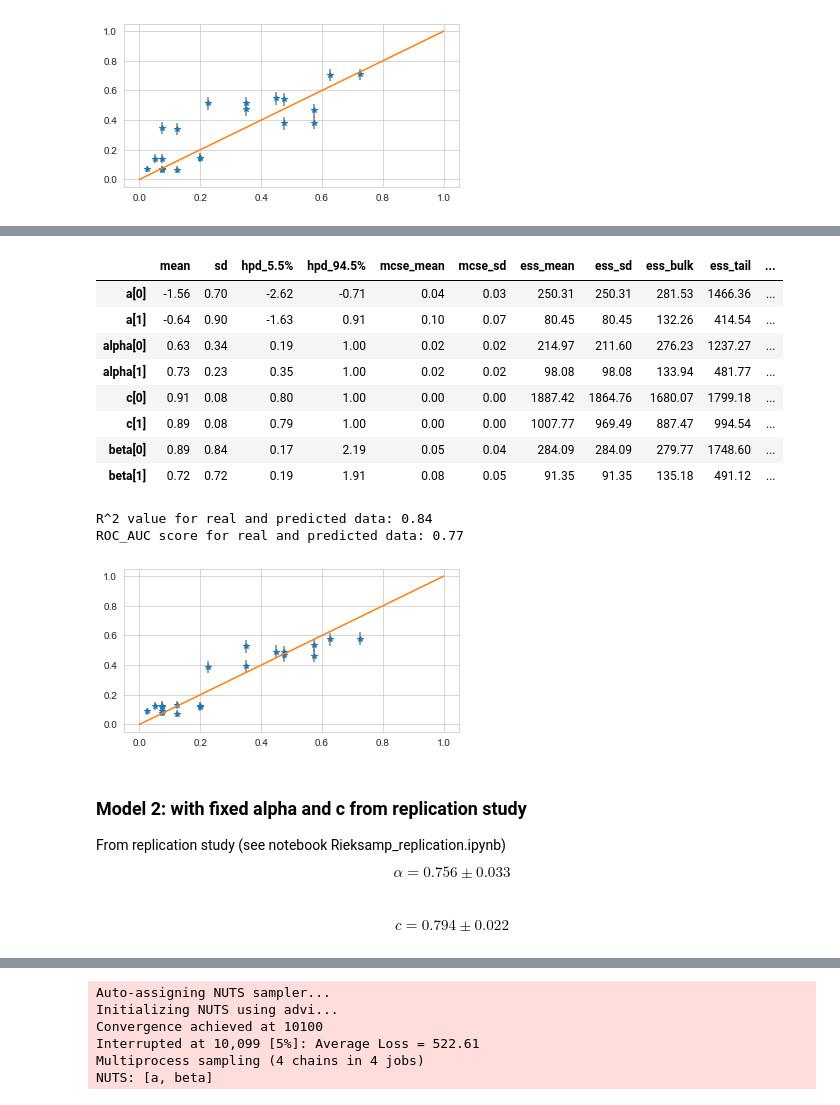
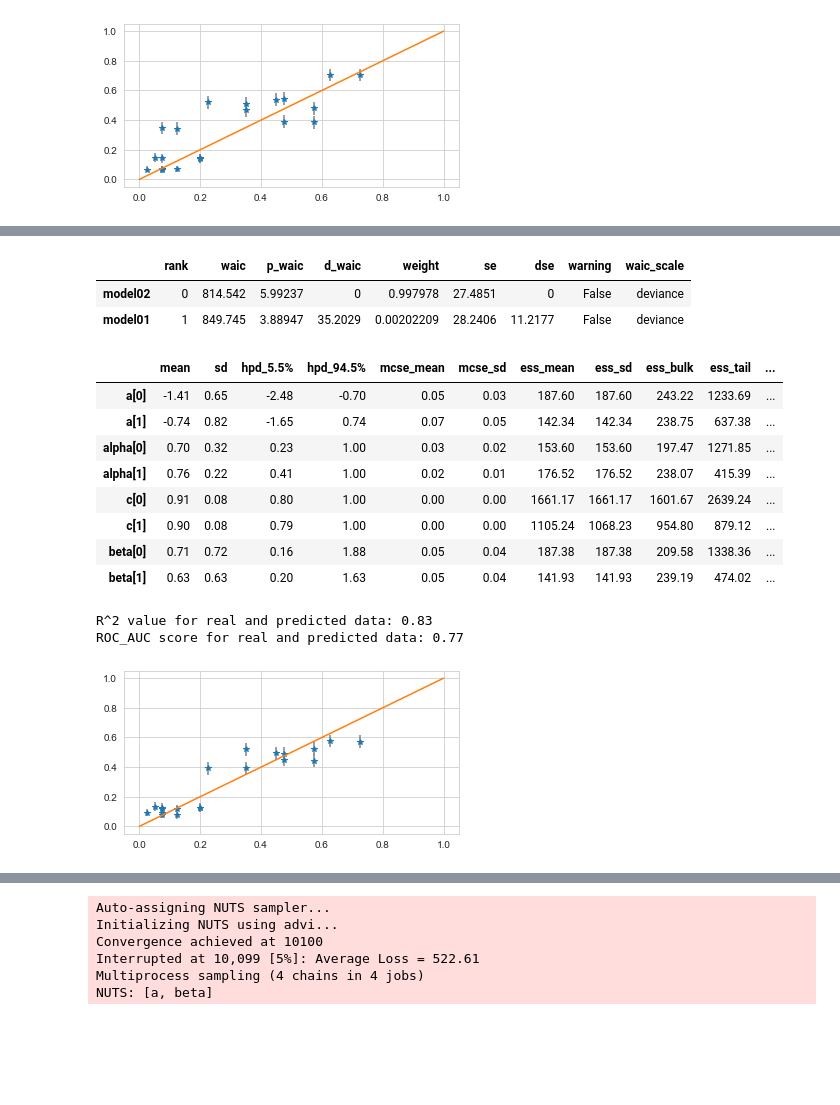
Before and after one commit to iknyazeva/RiskTestosterone, a Jupyter notebook: RiskTakingTestosteroneEffects.ipynb, the cells around one changed output, grey strips where cells are left out. Cells and saved outputs as stored; diff of their text form; code cells hidden in the pictures; blank space fills up the shorter version.

Commit message:
upd risk

```diff
--- a/RiskTakingTestosteroneEffects.ipynb
+++ b/RiskTakingTestosteroneEffects.ipynb
@@ -153,0 +202,22 @@ plt.xlabel('% change');
+# %%
+choiceP_T = m_df[(m_df['Win']==0)&((m_df['Test']==1))].groupby(['P'])['Strategy'].mean()
+choiceP_Pl = m_df[(m_df['Win']==0)&((m_df['Test']==0))].groupby(['P'])['Strategy'].mean()
+
+fig, ax1 = plt.subplots(figsize = (8,5))
+fig.subplots_adjust(bottom=0.15)
+p = list(loss_money.keys())
+lines = ax1.plot(p,[-loss_money[ps]['A']*ps + loss_money[ps]['B']  for ps in p ],'*', label = 'Real gain (risk - sure)');
+#ax1.legend(lines, ['Real gain (risk - sure)'] , loc='upper left')
+ax1.set_xticks([0.1,0.3,0.5,0.7, 0.9])
+ax1.set_xlim(0,1)
+ax1.hlines(0, 0,0.9, 'orange',linestyle='dashed',label=f"equal choice")
+ax1.legend()
+ax1.set_xticklabels(['game 5','game 4','game 3','game 2', 'game 1'])
+ax1.set_ylabel('Difference between risk and sure option', size= 13, labelpad=15);
+ax1.set_xlabel('Type of games',size= 13, labelpad=15);
+ax2 = ax1.twinx()
+plc = ax2.bar(choiceP_Pl.index, choiceP_Pl, width = -0.05, align='edge', alpha = 0.2, label = 'Placebo'); ax2.set_ylim((0,1));
+horm = ax2.bar(choiceP_T.index, choiceP_T, width = 0.05, align='edge', alpha = 0.2, label = 'Testosterone'); ax2.set_ylim((0,1));
+ax2.hlines(0.5, 0.1,1, 'red',linestyle='dashed',label=f"equal probability")
+ax2.legend(loc = 'upper center');
+plt.title(f'Options difference and mean choice made by participants \n Negative framing', size =16, pad = 14);
@@ -259,15 +374,15 @@ def est_model_group(trace, model, df=None):
 chains = 4
 N = len(pd.unique(m_df.Inds))
 
-with pm.Model() as model_0:
+with pm.Model() as model_01:
     """
     model without any individual distinctions, without testosterone. Estimation CPT model from the data
     """
     BoundedNormalI = pm.Bound(pm.Normal, lower=0.0, upper = 1.0)
     BoundedNormal = pm.Bound(pm.Normal, lower=0.0)
 
-    alpha = BoundedNormalI('alpha',mu = 0.75, sd=0.5, shape = 2)
-    c = BoundedNormalI('c', mu = 0.79, sd = 0.5, shape = 2)
+    alpha = BoundedNormalI('alpha',mu = 0.7, sd=0.5, shape = 2)
+    c = BoundedNormalI('c', mu = 0.7, sd = 0.5, shape = 2)
     beta = BoundedNormal('beta', 0.5,1, shape = 2)
 
     Gap = gap(m_df.A, m_df.B, m_df.P, alpha[m_df.Win.values], c[m_df.Win.values])
@@ -276,9 +391,7 @@ with pm.Model() as model_0:
 
     strategy = pm.Bernoulli("Strg", p=theta, observed=m_df.Strategy)
 
-    trace_0 = pm.sample(2000, tune=500, target_accept=0.95, chains=chains, init = 'advi')[500:]
-    #model0 = az.from_pymc3(trace=trace_0)
-    #model0.to_netcdf("models/Model_0.nc");
+    trace_01 = pm.sample(2000, tune=500, target_accept=0.95, chains=chains, init = 'advi')[500:]
 # %% [output]
 Auto-assigning NUTS sampler...
 Initializing NUTS using advi...
@@ -321,16 +443,16 @@ ROC_AUC score for real and predicted data: 0.75
 chains = 4
 N = len(pd.unique(m_df.Inds))
 
-with pm.Model() as model_1:
+with pm.Model() as model_02:
     """
     model without any individual distinctions, without testosterone
     """
 
     BoundedNormalI = pm.Bound(pm.Normal, lower=0.0, upper = 1.0)
     BoundedNormal = pm.Bound(pm.Normal, lower=0.0)
-    alpha = BoundedNormalI('alpha',mu = 0.75, sd=0.5, shape = 2)
-    c = BoundedNormalI('c', mu = 0.79, sd = 0.5, shape = 2)
-    beta = BoundedNormal('beta', 0.9,1, shape = 2)
+    alpha = BoundedNormalI('alpha',mu = 0.7, sd=0.5, shape = 2)
+    c = BoundedNormalI('c', mu = 0.7, sd = 0.5, shape = 2)
+    beta = BoundedNormal('beta', mu = 0.5,sd = 1, shape = 2)
     a = pm.Normal('a', 0, 1, shape = 2)
 
 
@@ -340,7 +462,7 @@ with pm.Model() as model_1:
     theta = pm.math.invlogit(a[m_df.Win.values]+beta[m_df.Win.values]*Gap)
 
     strategy = pm.Bernoulli("Strg", p=theta, observed=m_df.Strategy)
-    trace_1 = pm.sample(2000, tune=500, target_accept=0.95, chains=chains, init = 'advi')[500:]
+    trace_02 = pm.sample(2000, tune=500, target_accept=0.95, chains=chains, init = 'advi')[500:]
 # %% [output]
 Auto-assigning NUTS sampler...
 Initializing NUTS using advi...
@@ -363,24 +482,24 @@ p_waic      5.99        -
+# %%
+az.compare({'model01': trace_01, 'model02': trace_02})
+# %% [output]
+|  | rank | waic | p_waic | d_waic | weight | se | dse | warning | waic_scale |
+| model02 | 0 | 814.542 | 5.99237 | 0 | 0.997978 | 27.4851 | 0 | False | deviance |
+| model01 | 1 | 849.745 | 3.88947 | 35.2029 | 0.00202209 | 28.2406 | 11.2177 | False | deviance |
 # %%
-az.summary(trace_1,credible_interval=.89, round_to=2)
+az.summary(trace_02,credible_interval=.89, round_to=2)
 # %% [output]
 |  | mean | sd | hpd_5.5% | hpd_94.5% | mcse_mean | mcse_sd | ess_mean | ess_sd | ess_bulk | ess_tail | ... |
-| a[0] | -1.56 | 0.70 | -2.62 | -0.71 | 0.04 | 0.03 | 250.31 | 250.31 | 281.53 | 1466.36 | ... |
-| a[1] | -0.64 | 0.90 | -1.63 | 0.91 | 0.10 | 0.07 | 80.45 | 80.45 | 132.26 | 414.54 | ... |
-| alpha[0] | 0.63 | 0.34 | 0.19 | 1.00 | 0.02 | 0.02 | 214.97 | 211.60 | 276.23 | 1237.27 | ... |
-| alpha[1] | 0.73 | 0.23 | 0.35 | 1.00 | 0.02 | 0.02 | 98.08 | 98.08 | 133.94 | 481.77 | ... |
-| c[0] | 0.91 | 0.08 | 0.80 | 1.00 | 0.00 | 0.00 | 1887.42 | 1864.76 | 1680.07 | 1799.18 | ... |
-| c[1] | 0.89 | 0.08 | 0.79 | 1.00 | 0.00 | 0.00 | 1007.77 | 969.49 | 887.47 | 994.54 | ... |
-| beta[0] | 0.89 | 0.84 | 0.17 | 2.19 | 0.05 | 0.04 | 284.09 | 284.09 | 279.77 | 1748.60 | ... |
-| beta[1] | 0.72 | 0.72 | 0.19 | 1.91 | 0.08 | 0.05 | 91.35 | 91.35 | 135.18 | 491.12 | ... |
+| a[0] | -1.41 | 0.65 | -2.48 | -0.70 | 0.05 | 0.03 | 187.60 | 187.60 | 243.22 | 1233.69 | ... |
+| a[1] | -0.74 | 0.82 | -1.65 | 0.74 | 0.07 | 0.05 | 142.34 | 142.34 | 238.75 | 637.38 | ... |
+| alpha[0] | 0.70 | 0.32 | 0.23 | 1.00 | 0.03 | 0.02 | 153.60 | 153.60 | 197.47 | 1271.85 | ... |
+| alpha[1] | 0.76 | 0.22 | 0.41 | 1.00 | 0.02 | 0.01 | 176.52 | 176.52 | 238.07 | 415.39 | ... |
+| c[0] | 0.91 | 0.08 | 0.80 | 1.00 | 0.00 | 0.00 | 1661.17 | 1661.17 | 1601.67 | 2639.24 | ... |
+| c[1] | 0.90 | 0.08 | 0.79 | 1.00 | 0.00 | 0.00 | 1105.24 | 1068.23 | 954.80 | 879.12 | ... |
+| beta[0] | 0.71 | 0.72 | 0.16 | 1.88 | 0.05 | 0.04 | 187.38 | 187.38 | 209.58 | 1338.36 | ... |
+| beta[1] | 0.63 | 0.63 | 0.20 | 1.63 | 0.05 | 0.04 | 141.93 | 141.93 | 239.19 | 474.02 | ... |
 # %%
-est = est_model_group(trace_1, model_1, m_df);
+est = est_model_group(trace_02, model_1, m_df);
 # %% [output]
-R^2 value for real and predicted data: 0.84
+R^2 value for real and predicted data: 0.83
 ROC_AUC score for real and predicted data: 0.77
 [figure]
-# %% [markdown]
-### Model 2:  with fixed alpha and c from replication study
-
-From replication study  (see notebook Rieksamp_replication.ipynb)
-$$\alpha = 0.756 \pm 0.033$$
-$$c = 0.794 \pm 0.022 $$
```
Also changed, not shown: parts of 40 cells of this notebook.
